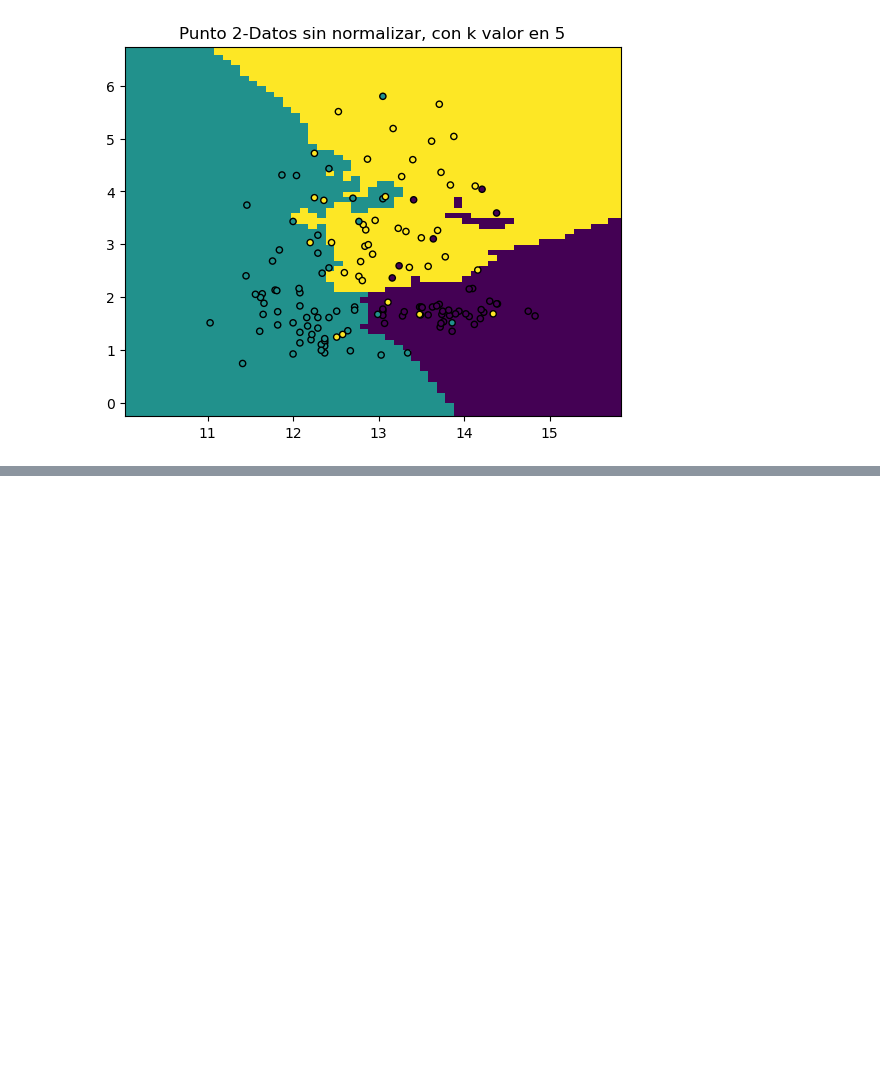
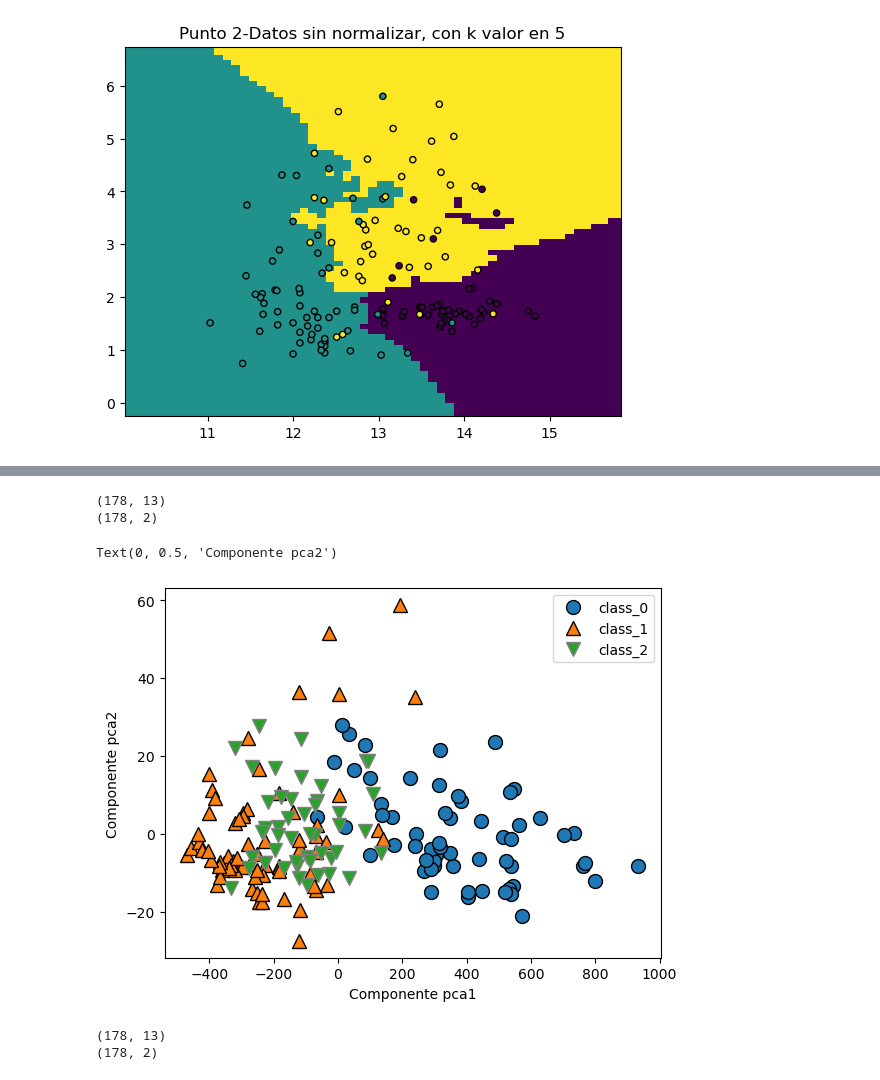
Before and after one commit to DanteBelNan/TP_Final-Machine-Learning, a Jupyter notebook: Tp_final.ipynb, the cells around one changed output, grey strips where cells are left out. Drawn from its saved outputs; the diff is of its cells as text; code cells hidden in the pictures; blank space fills up the shorter version.

Commit message:
Punto 4 hecho
Tanto con data norm como sin normalizar, el punto 4 se termino, solo falta aplicar en base a esta data el algoritmo knn

```diff
--- a/Tp_final.ipynb
+++ b/Tp_final.ipynb
@@ -172,0 +163,30 @@ El score es: 0.8055555555555556
+# %%
+#Datos sin normalizar
+import mglearn
+from sklearn.decomposition import PCA
+
+transformada=pca.transform(X)
+print(wine.data.shape)
+print(transformada.shape)
+# %% [output]
+(178, 13)
+(178, 2)
+# %%
+mglearn.discrete_scatter(transformada[:,0],transformada[:,1], wine.target)
+plt.legend(wine.target_names)
+plt.xlabel('Componente pca1')
+plt.ylabel('Componente pca2')
+# %% [output]
+Text(0, 0.5, 'Componente pca2')
+[figure, added]
+# %%
+#Con datos normalizados
+import mglearn
+from sklearn.decomposition import PCA
+
+transformada=pca.transform(X)
+print(wine.data.shape)
+print(transformada.shape)
+# %% [output]
+(178, 13)
+(178, 2)
```
Also changed, not shown: parts of 10 cells of this notebook.
